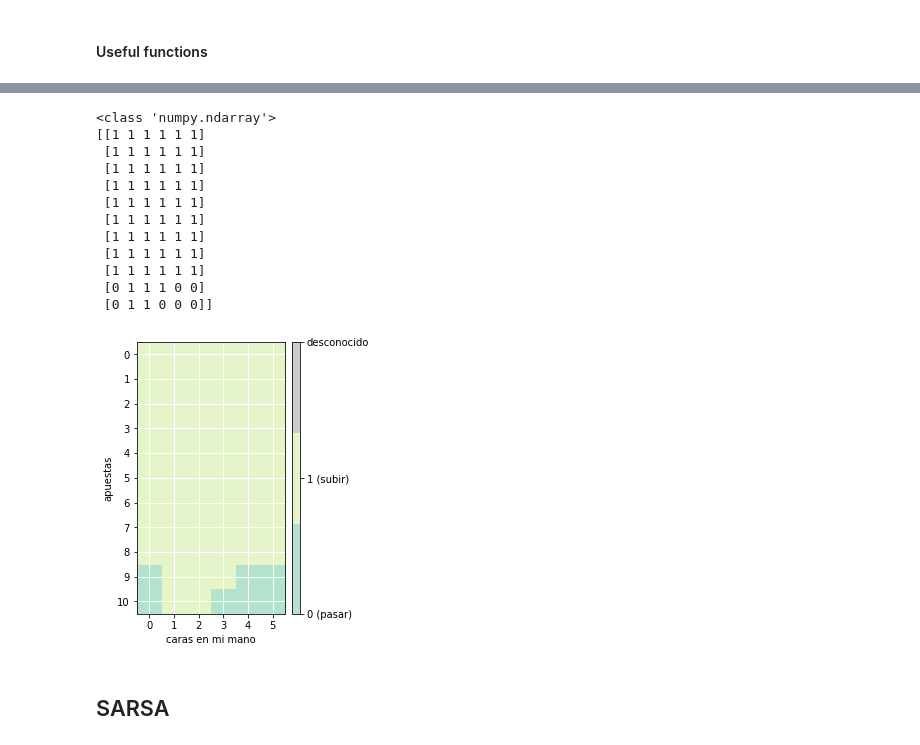
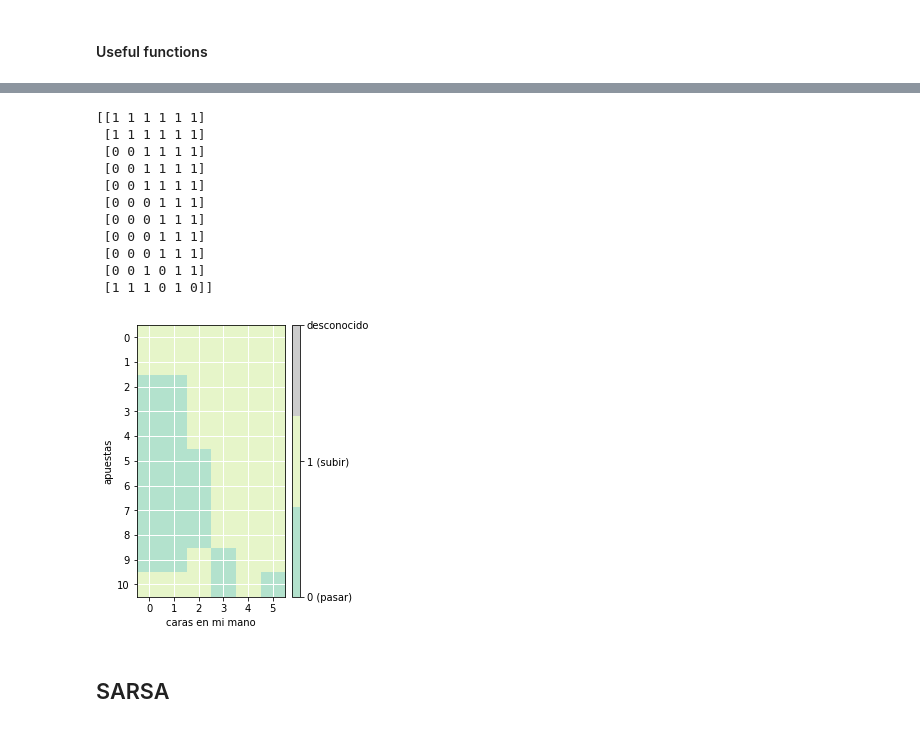
Before and after one commit to LecJackS/Procesos-Markovianos-Para-el-Aprendizaje-Automatico-2019-1C, a Jupyter notebook: tp3/TP3.ipynb, the cells around one changed output, grey strips where cells are left out. Saved outputs shown, nothing was run; the diff lists cells and outputs as text; code cells hidden in the pictures.

```diff
--- a/tp3/TP3.ipynb
+++ b/tp3/TP3.ipynb
@@ -404,21 +410,18 @@ plot_values(V)
-# %%
-# plotear la politica
-print(type(policy[(0,0)]))
-plot_policy(policy)
-# %% [output]
-<class 'numpy.ndarray'>
-[[1 1 1 1 1 1]
- [1 1 1 1 1 1]
- [1 1 1 1 1 1]
- [1 1 1 1 1 1]
- [1 1 1 1 1 1]
- [1 1 1 1 1 1]
- [1 1 1 1 1 1]
- [1 1 1 1 1 1]
- [1 1 1 1 1 1]
- [0 1 1 1 0 0]
- [0 1 1 0 0 0]]
-[figure, removed]
+# %%
+plot_policy(policy_MC)
+# %% [output]
+[[1 1 1 1 1 1]
+ [1 1 1 1 1 1]
+ [0 0 1 1 1 1]
+ [0 0 1 1 1 1]
+ [0 0 1 1 1 1]
+ [0 0 0 1 1 1]
+ [0 0 0 1 1 1]
+ [0 0 0 1 1 1]
+ [0 0 0 1 1 1]
+ [0 0 1 0 1 1]
+ [1 1 1 0 1 0]]
+[figure, added]
 # %% [markdown]
 ## SARSA
 # %% [markdown]
```
Also changed, not shown: parts of 82 cells of this notebook, 7 other files.
